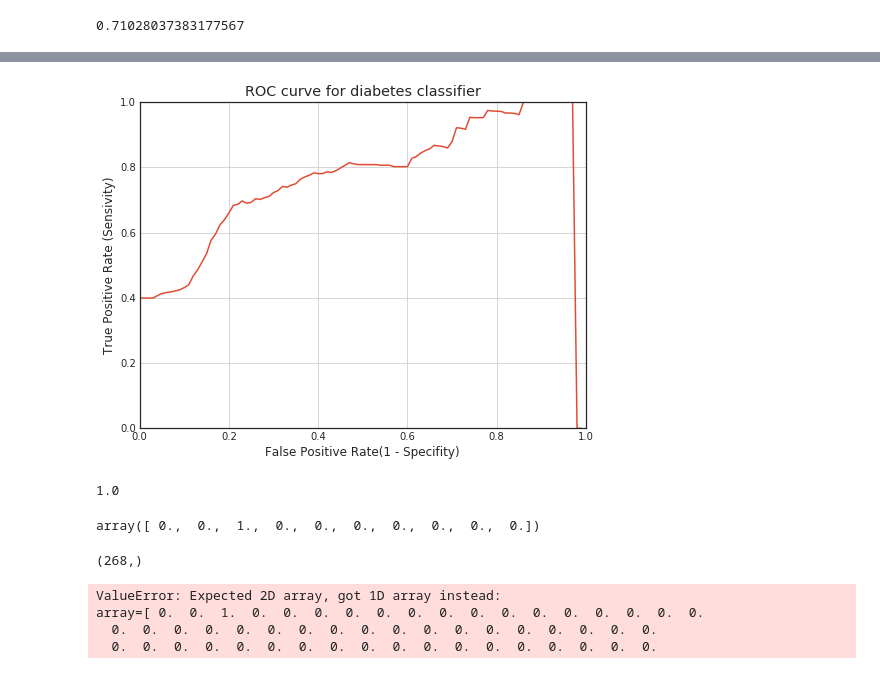
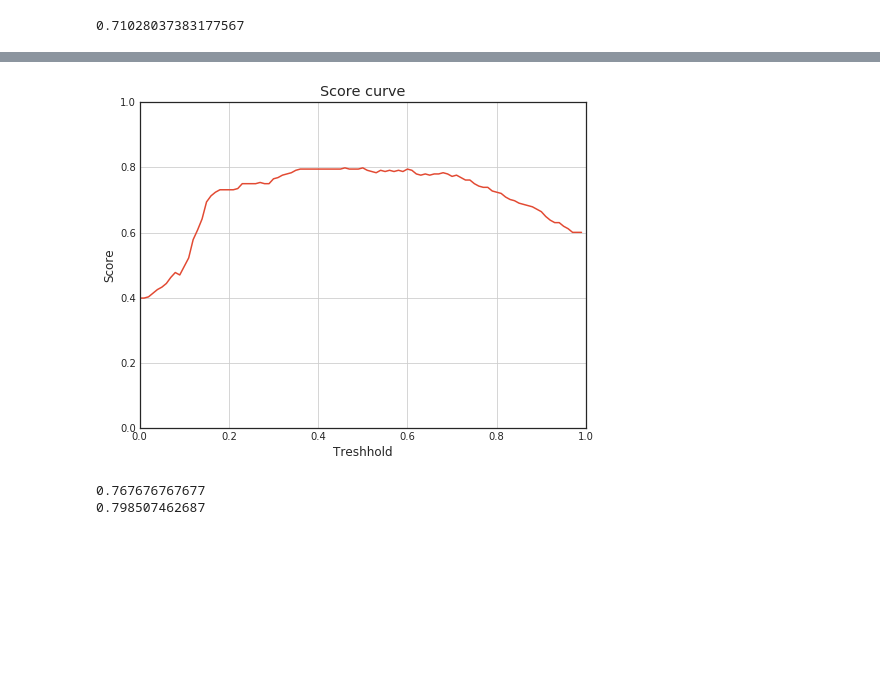
Before and after one commit to jedlin21/ML, a Jupyter notebook: Jupyter/www.kaggle.com.helgejo.an.interactive.data.science.tutorial.AndSthMine.ipynb, the cells around one changed output, grey strips where cells are left out. Cells and saved outputs as stored; diff of their text form; code cells hidden in the pictures; blank space fills up the shorter version.

```diff
--- a/Jupyter/www.kaggle.com.helgejo.an.interactive.data.science.tutorial.ipynb
+++ b/Jupyter/www.kaggle.com.helgejo.an.interactive.data.science.tutorial.AndSthMine.ipynb
@@ -476,46 +482,34 @@ metrics.precision_score(y_test, y_pred_class)
 # %%
 # Plot for treshhold of predicted probalities
 from sklearn.preprocessing import binarize
+from sklearn.metrics import accuracy_score
 
 #prepare ylabel
 ylabel = []
 xlabel = []
 for x in range(100):
     x /= 100
     y_pred_class = binarize([y_pred_prob], x)[0]
-    ylabel.append(metrics.precision_score(y_test, y_pred_class))
+    ylabel.append(accuracy_score(y_test, y_pred_class))
     xlabel.append(x)
 
 # Plot
 plt.plot(xlabel, ylabel)
 plt.xlim([0.0, 1.0])
 plt.ylim([0.0, 1.0])
-plt.title('ROC curve for diabetes classifier')
-plt.xlabel('False Positive Rate(1 - Specifity)')
-plt.ylabel('True Positive Rate (Sensivity)')
+plt.title('Score curve')
+plt.xlabel('Treshhold')
+plt.ylabel('Score')
 plt.grid(True)
 # %% [output]
-[figure, old version]
+[figure, new version]
 # %%
 #predict diabetes if the predicted probability is greater than x    where x <0,1>
-x = 0.9
+x = 0.5
 from sklearn.preprocessing import binarize
 y_pred_class = binarize([y_pred_prob], x)[0]
-metrics.precision_score(y_test, y_pred_class)
+print(metrics.precision_score(y_test, y_pred_class))
+print(accuracy_score(y_test, y_pred_class))
 # %% [output]
-1.0
+0.767676767677
+0.798507462687
-# %%
-y_pred_class[0:10]
-# %% [output]
-array([ 0.,  0.,  1.,  0.,  0.,  0.,  0.,  0.,  0.,  0.])
-# %%
-y_pred_class.shape
-# %% [output]
-(268,)
-# %%
-print (logreg.score( train_X , train_y ) , logreg.score( y_pred_class , y_test ))
-# %% [output]
-ValueError: Expected 2D array, got 1D array instead:
-array=[ 0.  0.  1.  0.  0.  0.  0.  0.  0.  0.  0.  0.  0.  0.  0.  0.  0.  0.
-  0.  0.  0.  0.  0.  0.  0.  0.  0.  0.  0.  0.  0.  0.  0.  0.  0.  0.
-  0.  0.  0.  0.  0.  0.  0.  0.  0.  0.  0.  0.  0.  0.  0.  0.  0.  0.
```
Also changed, not shown: parts of 22 cells of this notebook, 4 other files.
